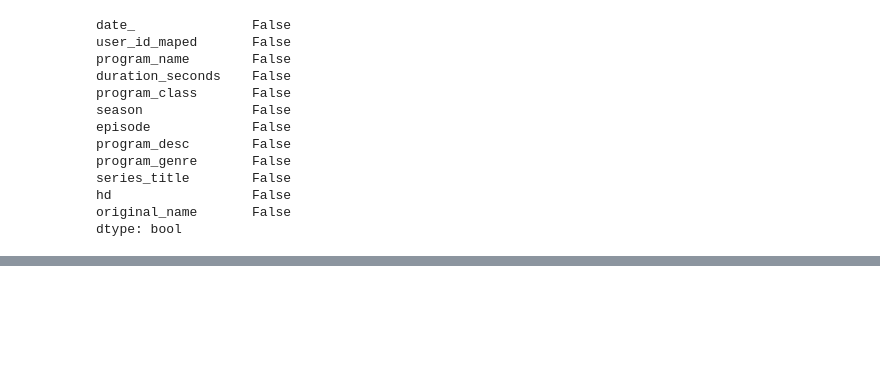
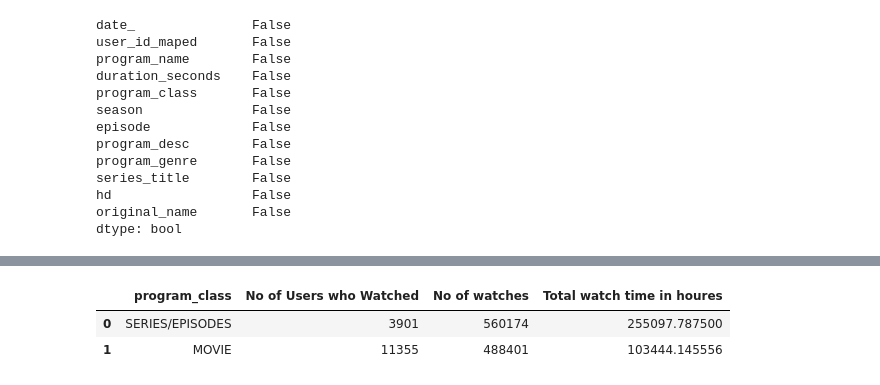
Before and after one commit to eman414/eman, a Jupyter notebook: Untitled0.ipynb, the cells around one changed output, grey strips where cells are left out. Cells and saved outputs as stored; diff of their text form; code cells hidden in the pictures; blank space fills up the shorter version.

```diff
--- a/Untitled0.ipynb
+++ b/Untitled0.ipynb
@@ -95,0 +143,14 @@ dtype: bool
+# %%
+grouped=dft1.copy()
+grouped = grouped.groupby('program_class')\
+.agg({'user_id_maped': [('co1', 'nunique'),('co2', 'count')],\
+      'duration_seconds': [('co3', 'sum')] }).reset_index()
+grouped.columns = ['program_class','No of Users who Watched', 'No of watches', 'Total watch time in seconds']
+grouped['Total watch time in houres']=grouped['Total watch time in seconds']/3600
+grouped = grouped.drop(columns=['Total watch time in seconds'])
+grouped = grouped.sort_values(by=['Total watch time in houres', 'No of watches','No of Users who Watched'], ascending=False).reset_index(drop=True)
+grouped.head()
+# %% [output]
+|  | program_class | No of Users who Watched | No of watches | Total watch time in houres |
+| 0 | SERIES/EPISODES | 3901 | 560174 | 255097.787500 |
+| 1 | MOVIE | 11355 | 488401 | 103444.145556 |
```
Also changed, not shown: parts of 7 cells of this notebook.
